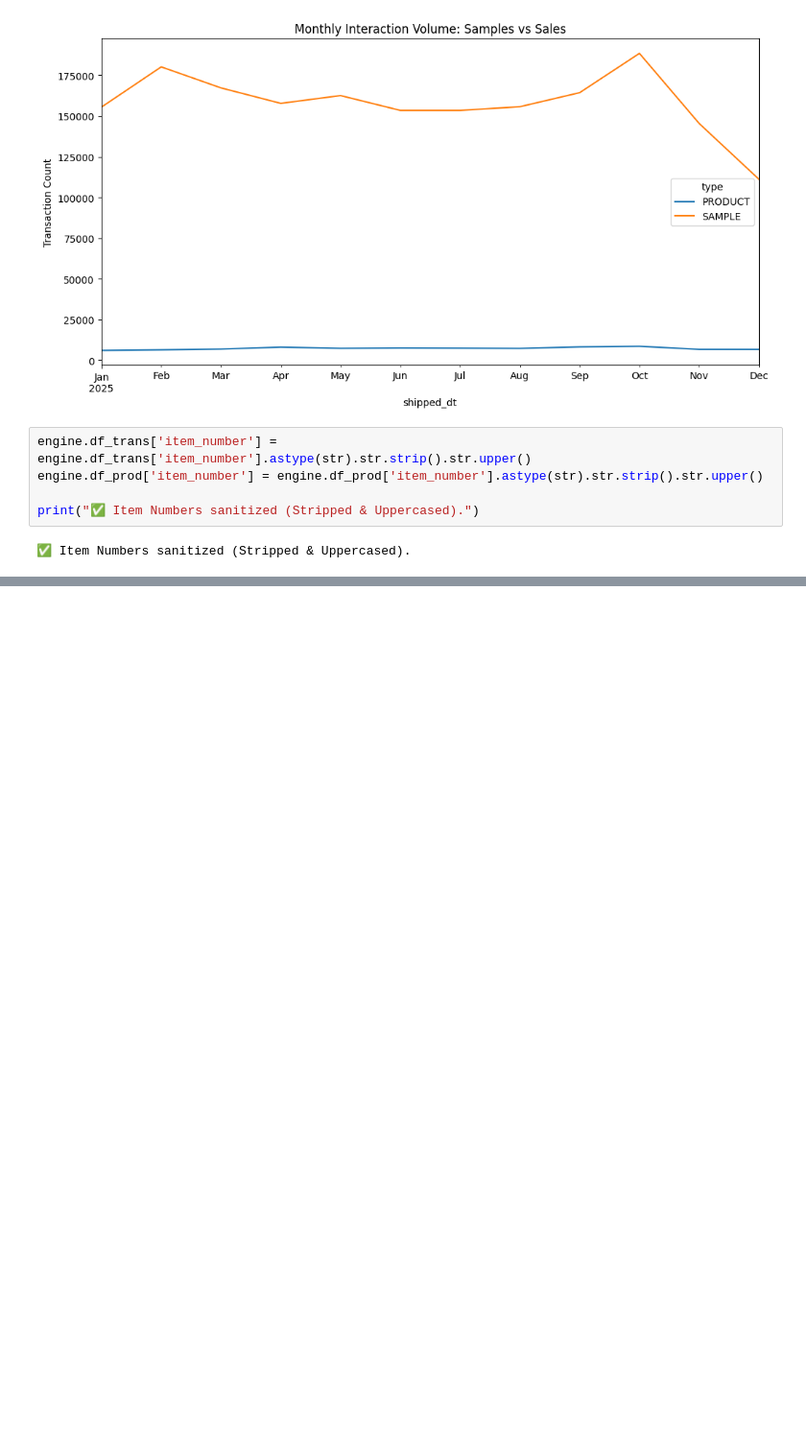
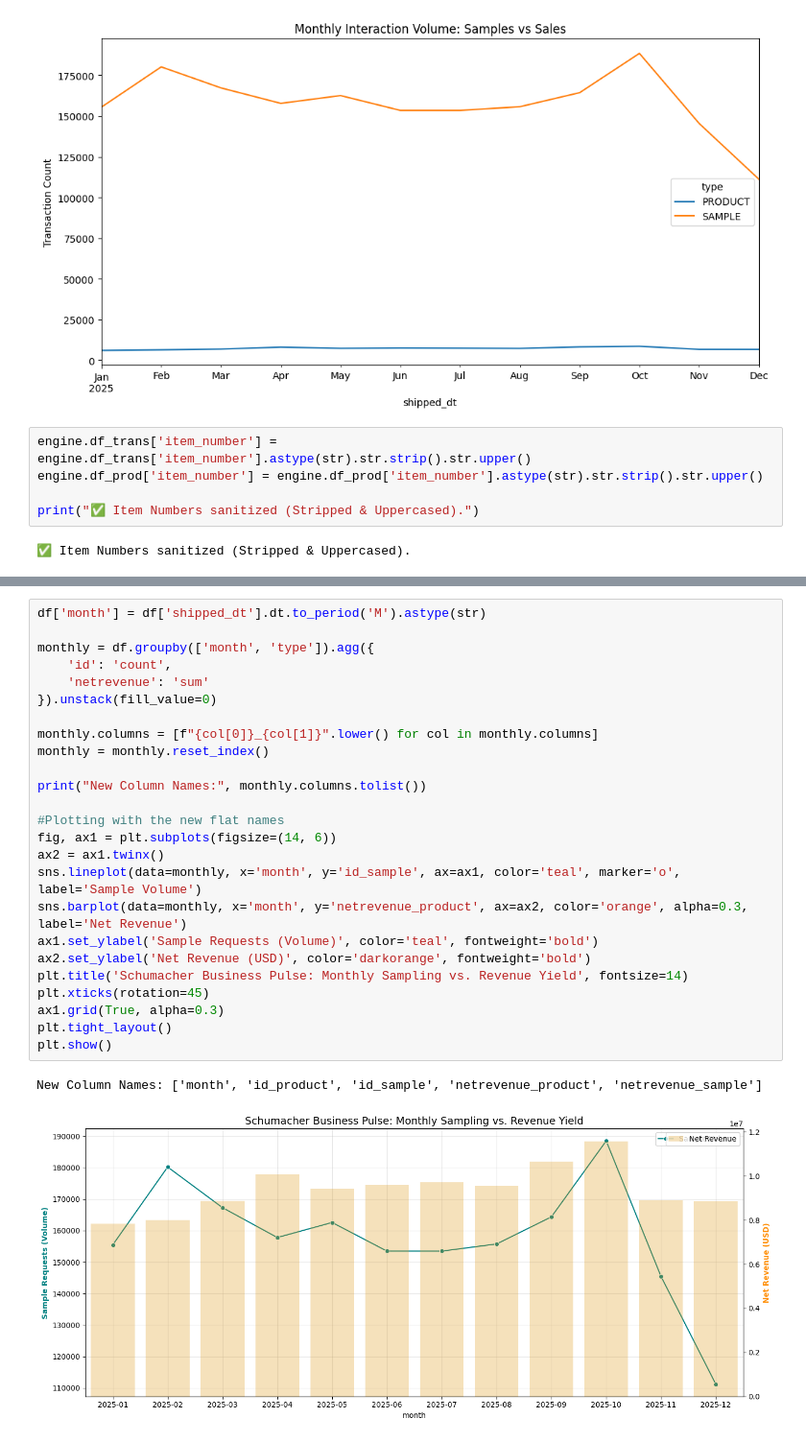
Before and after one commit to Avinash-patnaik/schumacher-customer-segmentation, a Jupyter notebook: notebooks/EDA_customer.ipynb, the cells around one changed output, grey strips where cells are left out. Shown at 96% size. Drawn from its saved outputs; the diff is of its cells as text; blank space fills up the shorter version.

```diff
--- a/notebooks/EDA_customer.ipynb
+++ b/notebooks/EDA_customer.ipynb
@@ -268,0 +262,28 @@ Median Days to Convert: nan
+# %%
+df['month'] = df['shipped_dt'].dt.to_period('M').astype(str)
+
+monthly = df.groupby(['month', 'type']).agg({
+    'id': 'count',
+    'netrevenue': 'sum'
+}).unstack(fill_value=0)
+
+monthly.columns = [f"{col[0]}_{col[1]}".lower() for col in monthly.columns]
+monthly = monthly.reset_index()
+
+print("New Column Names:", monthly.columns.tolist())
+
+#Plotting with the new flat names
+fig, ax1 = plt.subplots(figsize=(14, 6))
+ax2 = ax1.twinx()
+sns.lineplot(data=monthly, x='month', y='id_sample', ax=ax1, color='teal', marker='o', label='Sample Volume')
+sns.barplot(data=monthly, x='month', y='netrevenue_product', ax=ax2, color='orange', alpha=0.3, label='Net Revenue')
+ax1.set_ylabel('Sample Requests (Volume)', color='teal', fontweight='bold')
+ax2.set_ylabel('Net Revenue (USD)', color='darkorange', fontweight='bold')
+plt.title('Schumacher Business Pulse: Monthly Sampling vs. Revenue Yield', fontsize=14)
+plt.xticks(rotation=45)
+ax1.grid(True, alpha=0.3)
+plt.tight_layout()
+plt.show()
+# %% [output]
+New Column Names: ['month', 'id_product', 'id_sample', 'netrevenue_product', 'netrevenue_sample']
+[figure, added]
```
Also changed, not shown: parts of 7 cells of this notebook.
